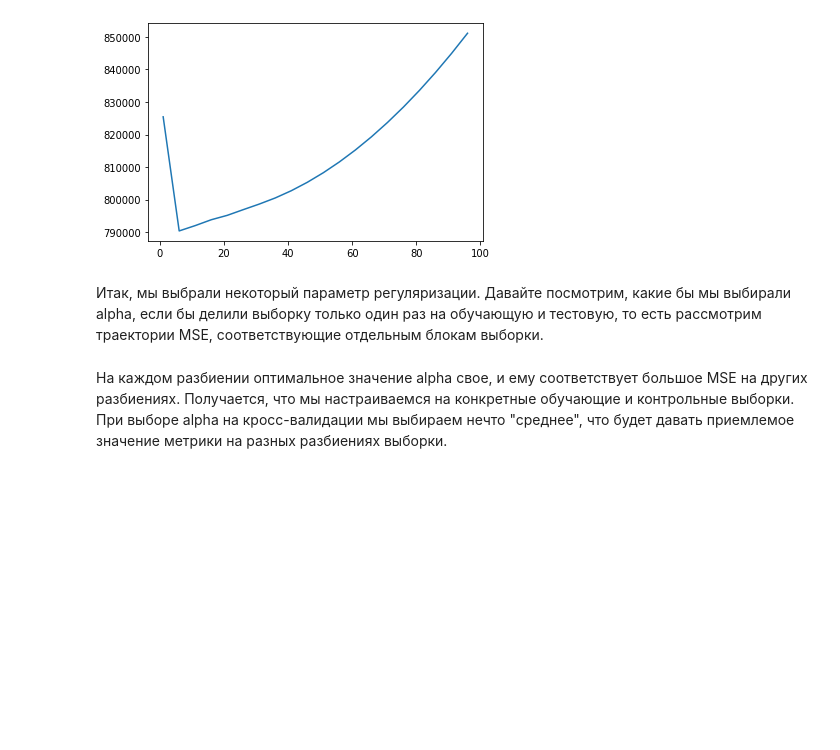
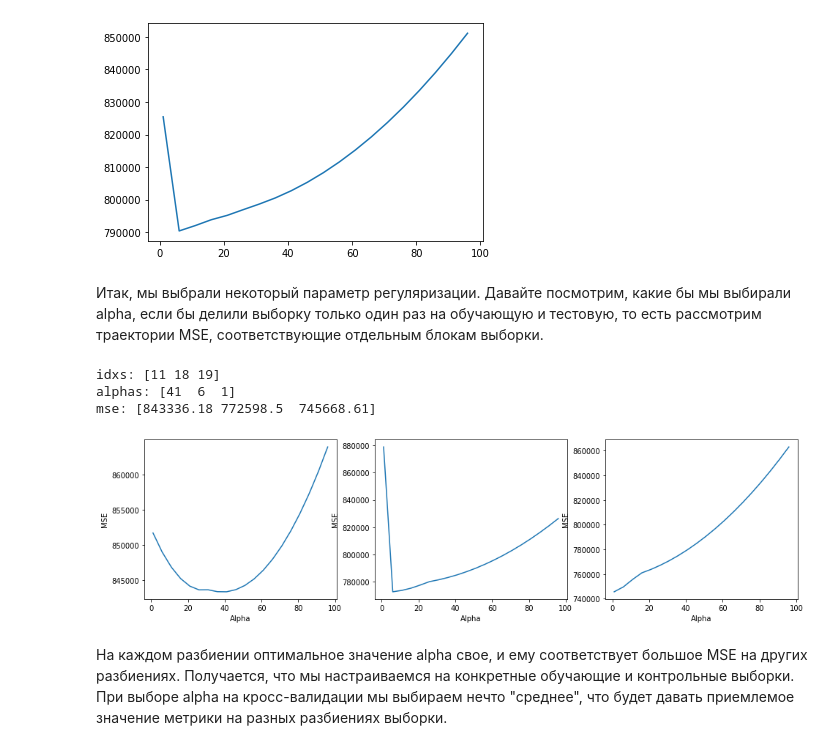
Before and after one commit to MitrofanovDmitry/study, a Jupyter notebook: practice/35 sklearn bikes/OverfittingTask.ipynb, the cells around one changed output. Cells and saved outputs as stored; diff of their text form; code cells hidden in the pictures; blank space fills up the shorter version.

```diff
--- a/practice/35 sklearn bikes/OverfittingTask.ipynb
+++ b/practice/35 sklearn bikes/OverfittingTask.ipynb
@@ -335,3 +331,28 @@ Alpha 6
+# %%
+# Код 3.3 (1 балл)
+# Выведите значения alpha, соответствующие минимумам MSE на каждом разбиении (то есть по столбцам).
+# На трех отдельных графиках визуализируйте столбцы .mse_path_
+
+# lcv.mse_path_.min(axis=0)
+# lcv.mse_path_.argmin(axis=0)
+# lcv.mse_path_[[11,18,19],[0,1,2]]
+
+idxs = lcv.mse_path_.argmin(axis=0)
+print(f'idxs: {idxs}')
+print(f'alphas: {lcv.alphas_[idxs]}')
+print(f'mse: {lcv.mse_path_[idxs,[0,1,2]].round(2)}')
+
+plt.figure(figsize=(16,4))
+for i in range(3):
+    plt.subplot(1, 3, i+1)
+    plt.xlabel('Alpha')
+    plt.ylabel('MSE')
+    plt.plot(lcv.alphas_, lcv.mse_path_[:,i])
+# %% [output]
+idxs: [11 18 19]
+alphas: [41  6  1]
+mse: [843336.18 772598.5  745668.61]
+[figure, added]
 # %% [markdown]
 На каждом разбиении оптимальное значение alpha свое, и ему соответствует большое MSE на других разбиениях. Получается, что мы настраиваемся на конкретные обучающие и контрольные выборки. При выборе alpha на кросс-валидации мы выбираем нечто "среднее", что будет давать приемлемое значение метрики на разных разбиениях выборки.
 # %% [markdown]
```
Also changed, not shown: parts of 4 cells of this notebook, 1 other file.
